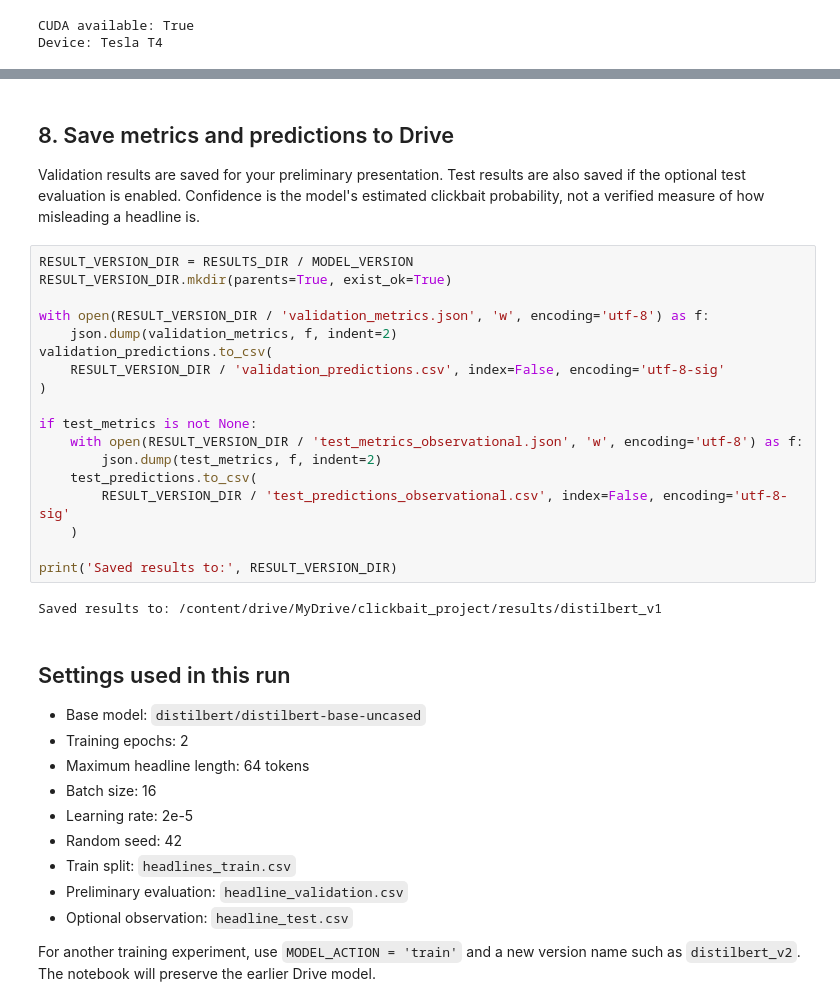
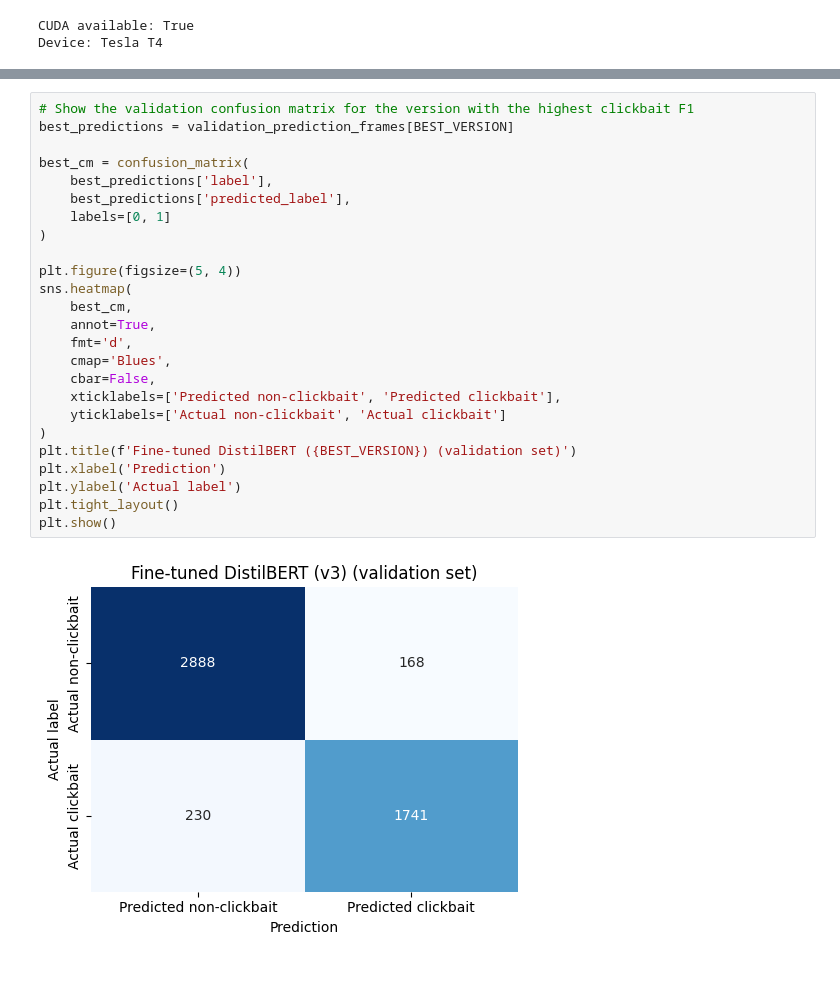
Before and after one commit to xbryan25/csc173-midterm, a Jupyter notebook: notebooks/03_distilbert_finetuning.ipynb, the cells around one changed output, grey strips where cells are left out. Saved outputs shown, nothing was run; the diff lists cells and outputs as text; blank space fills up the shorter version.

```diff
--- a/notebooks/03_distilbert_finetuning.ipynb
+++ b/notebooks/03_distilbert_finetuning.ipynb
@@ -447,38 +324,27 @@ Test errors: 474
-# %% [markdown]
-## 8. Save metrics and predictions to Drive
-
-Validation results are saved for your preliminary presentation. Test results are also saved if the optional test evaluation is enabled. Confidence is the model's estimated clickbait probability, not a verified measure of how misleading a headline is.
-# %%
-RESULT_VERSION_DIR = RESULTS_DIR / MODEL_VERSION
-RESULT_VERSION_DIR.mkdir(parents=True, exist_ok=True)
-
-with open(RESULT_VERSION_DIR / 'validation_metrics.json', 'w', encoding='utf-8') as f:
-    json.dump(validation_metrics, f, indent=2)
-validation_predictions.to_csv(
-    RESULT_VERSION_DIR / 'validation_predictions.csv', index=False, encoding='utf-8-sig'
-)
-
-if test_metrics is not None:
-    with open(RESULT_VERSION_DIR / 'test_metrics_observational.json', 'w', encoding='utf-8') as f:
-        json.dump(test_metrics, f, indent=2)
-    test_predictions.to_csv(
-        RESULT_VERSION_DIR / 'test_predictions_observational.csv', index=False, encoding='utf-8-sig'
-    )
-
-print('Saved results to:', RESULT_VERSION_DIR)
-# %% [output]
-Saved results to: /content/drive/MyDrive/clickbait_project/results/distilbert_v1
-# %% [markdown]
-## Settings used in this run
-
-- Base model: `distilbert/distilbert-base-uncased`
-- Training epochs: 2
-- Maximum headline length: 64 tokens
-- Batch size: 16
-- Learning rate: 2e-5
-- Random seed: 42
-- Train split: `headlines_train.csv`
-- Preliminary evaluation: `headline_validation.csv`
-- Optional observation: `headline_test.csv`
-
-For another training experiment, use `MODEL_ACTION = 'train'` and a new version name such as `distilbert_v2`. The notebook will preserve the earlier Drive model.
+# %%
+# Show the validation confusion matrix for the version with the highest clickbait F1
+best_predictions = validation_prediction_frames[BEST_VERSION]
+
+best_cm = confusion_matrix(
+    best_predictions['label'],
+    best_predictions['predicted_label'],
+    labels=[0, 1]
+)
+
+plt.figure(figsize=(5, 4))
+sns.heatmap(
+    best_cm,
+    annot=True,
+    fmt='d',
+    cmap='Blues',
+    cbar=False,
+    xticklabels=['Predicted non-clickbait', 'Predicted clickbait'],
+    yticklabels=['Actual non-clickbait', 'Actual clickbait']
+)
+plt.title(f'Fine-tuned DistilBERT ({BEST_VERSION}) (validation set)')
+plt.xlabel('Prediction')
+plt.ylabel('Actual label')
+plt.tight_layout()
+plt.show()
+# %% [output]
+[figure, added]
```
Also changed, not shown: parts of 17 cells of this notebook.
